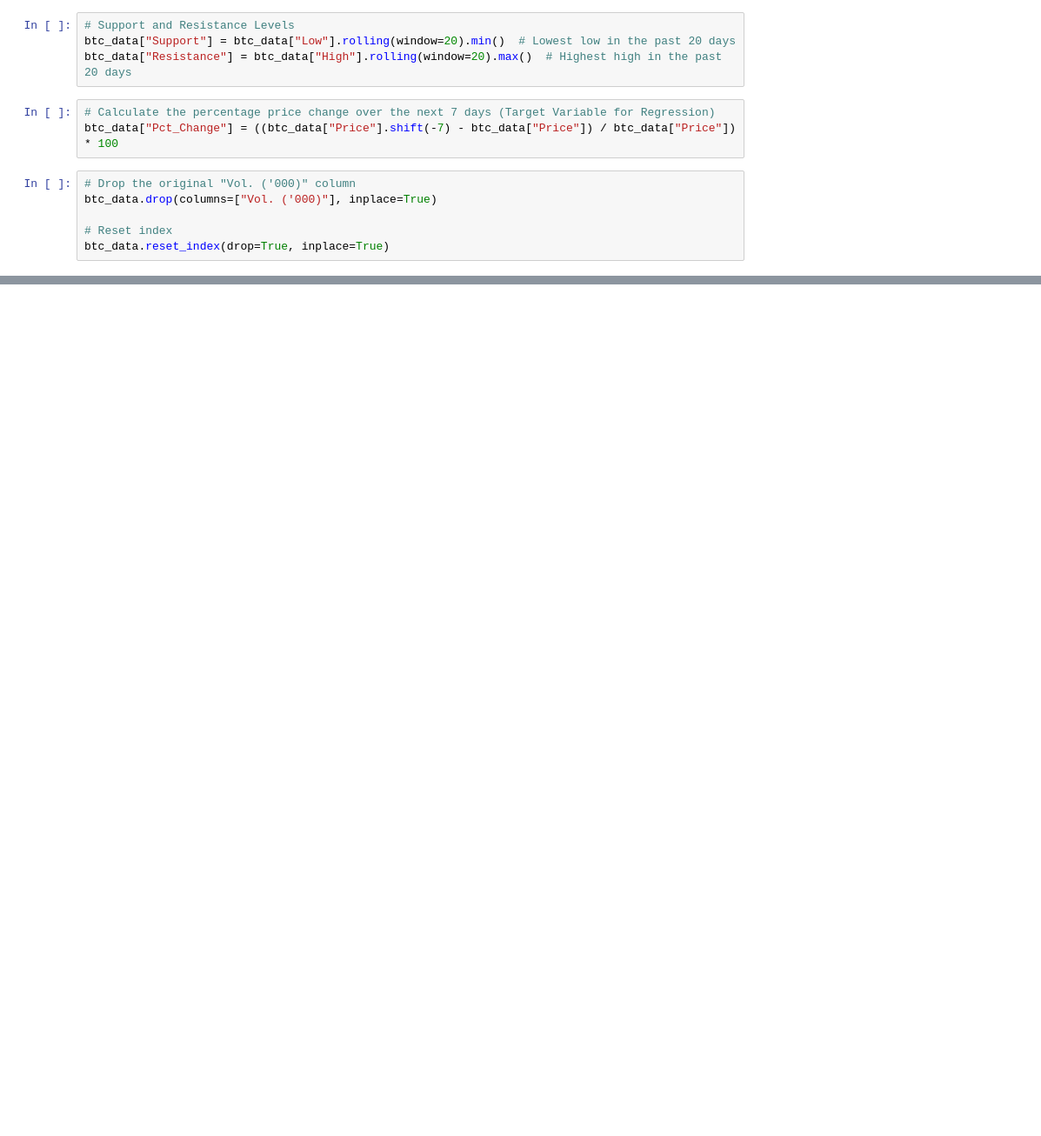
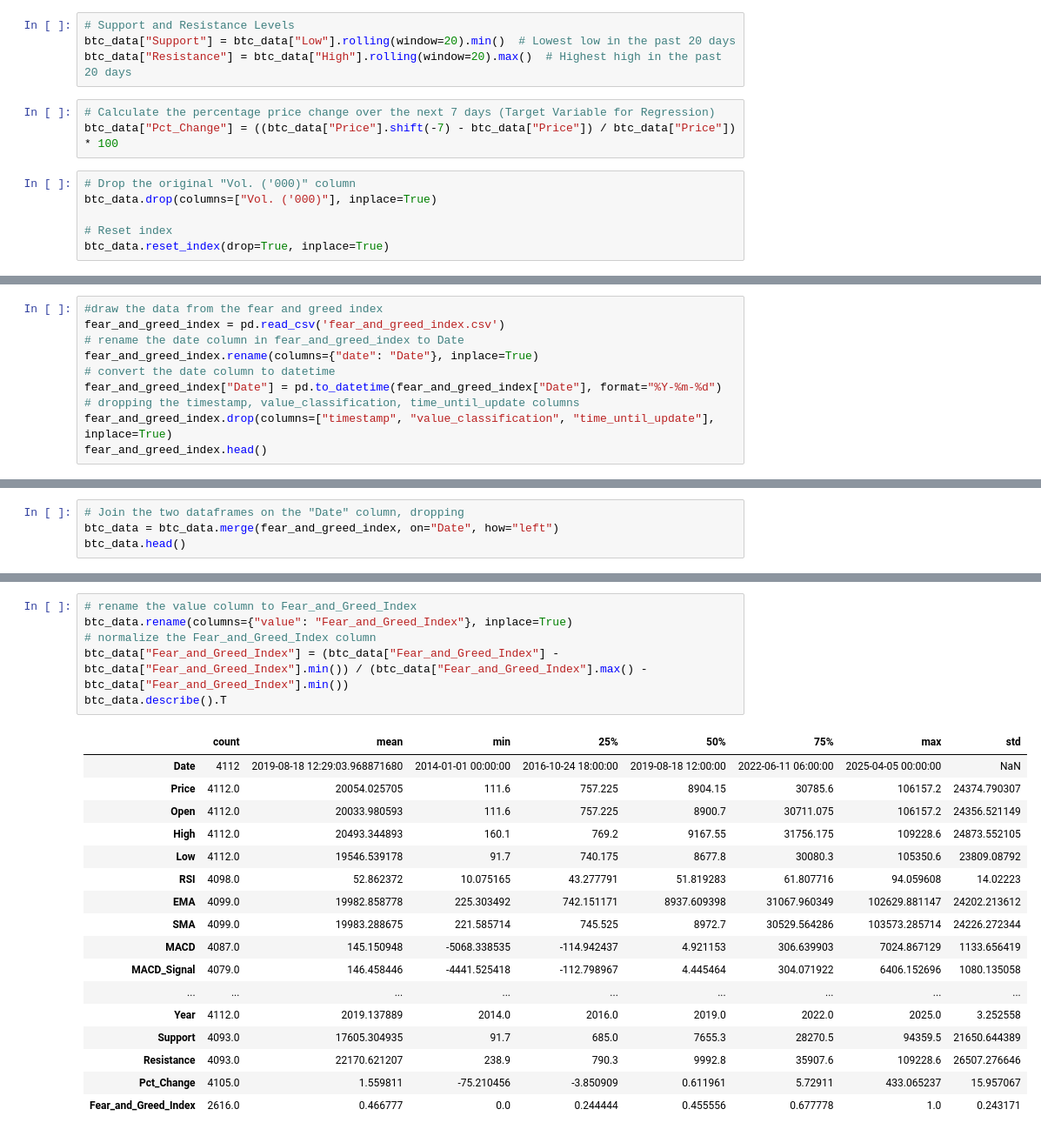
Before and after one commit to Rex-Chan99/Bitcoin_prediction, a Jupyter notebook: Master_dataset.ipynb, the cells around one changed output, grey strips where cells are left out. Shown: that part at 87% size. Drawn from its saved outputs; the diff is of its cells as text; blank space fills up the shorter version.

Commit message:
Adding fear_and_greed index to master data

```diff
--- a/Master_dataset.ipynb
+++ b/Master_dataset.ipynb
@@ -176 +179,11 @@ btc_data.tail()
 5 rows × 26 columns
+# %%
+#draw the data from the fear and greed index
+fear_and_greed_index = pd.read_csv('fear_and_greed_index.csv')
+# rename the date column in fear_and_greed_index to Date
+fear_and_greed_index.rename(columns={"date": "Date"}, inplace=True)
+# convert the date column to datetime
+fear_and_greed_index["Date"] = pd.to_datetime(fear_and_greed_index["Date"], format="%Y-%m-%d")
+# dropping the timestamp, value_classification, time_until_update columns
+fear_and_greed_index.drop(columns=["timestamp", "value_classification", "time_until_update"], inplace=True)
+fear_and_greed_index.head()
@@ -176,0 +197,4 @@ btc_data.tail()
+# %%
+# Join the two dataframes on the "Date" column, dropping
+btc_data = btc_data.merge(fear_and_greed_index, on="Date", how="left")
+btc_data.head()
@@ -176,0 +209,24 @@ btc_data.tail()
+# %%
+# rename the value column to Fear_and_Greed_Index
+btc_data.rename(columns={"value": "Fear_and_Greed_Index"}, inplace=True)
+# normalize the Fear_and_Greed_Index column
+btc_data["Fear_and_Greed_Index"] = (btc_data["Fear_and_Greed_Index"] - btc_data["Fear_and_Greed_Index"].min()) / (btc_data["Fear_and_Greed_Index"].max() - btc_data["Fear_and_Greed_Index"].min())
+btc_data.describe().T
+# %% [output]
+|  | count | mean | min | 25% | 50% | 75% | max | std |
+| Date | 4112 | 2019-08-18 12:29:03.968871680 | 2014-01-01 00:00:00 | 2016-10-24 18:00:00 | 2019-08-18 12:00:00 | 2022-06-11 06:00:00 | 2025-04-05 00:00:00 | NaN |
+| Price | 4112.0 | 20054.025705 | 111.6 | 757.225 | 8904.15 | 30785.6 | 106157.2 | 24374.790307 |
+| Open | 4112.0 | 20033.980593 | 111.6 | 757.225 | 8900.7 | 30711.075 | 106157.2 | 24356.521149 |
+| High | 4112.0 | 20493.344893 | 160.1 | 769.2 | 9167.55 | 31756.175 | 109228.6 | 24873.552105 |
+| Low | 4112.0 | 19546.539178 | 91.7 | 740.175 | 8677.8 | 30080.3 | 105350.6 | 23809.08792 |
+| RSI | 4098.0 | 52.862372 | 10.075165 | 43.277791 | 51.819283 | 61.807716 | 94.059608 | 14.02223 |
+| EMA | 4099.0 | 19982.858778 | 225.303492 | 742.151171 | 8937.609398 | 31067.960349 | 102629.881147 | 24202.213612 |
+| SMA | 4099.0 | 19983.288675 | 221.585714 | 745.525 | 8972.7 | 30529.564286 | 103573.285714 | 24226.272344 |
+| MACD | 4087.0 | 145.150948 | -5068.338535 | -114.942437 | 4.921153 | 306.639903 | 7024.867129 | 1133.656419 |
+| MACD_Signal | 4079.0 | 146.458446 | -4441.525418 | -112.798967 | 4.445464 | 304.071922 | 6406.152696 | 1080.135058 |
+| ... | ... | ... | ... | ... | ... | ... | ... | ... |
+| Year | 4112.0 | 2019.137889 | 2014.0 | 2016.0 | 2019.0 | 2022.0 | 2025.0 | 3.252558 |
+| Support | 4093.0 | 17605.304935 | 91.7 | 685.0 | 7655.3 | 28270.5 | 94359.5 | 21650.644389 |
+| Resistance | 4093.0 | 22170.621207 | 238.9 | 790.3 | 9992.8 | 35907.6 | 109228.6 | 26507.276646 |
+| Pct_Change | 4105.0 | 1.559811 | -75.210456 | -3.850909 | 0.611961 | 5.72911 | 433.065237 | 15.957067 |
+| Fear_and_Greed_Index | 2616.0 | 0.466777 | 0.0 | 0.244444 | 0.455556 | 0.677778 | 1.0 | 0.243171 |
```
Also changed, not shown: parts of 9 cells of this notebook.
